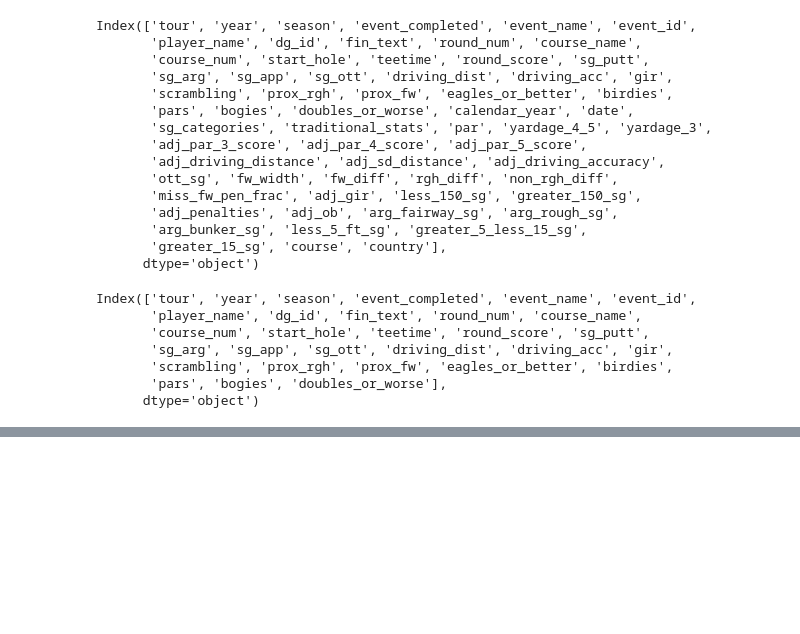
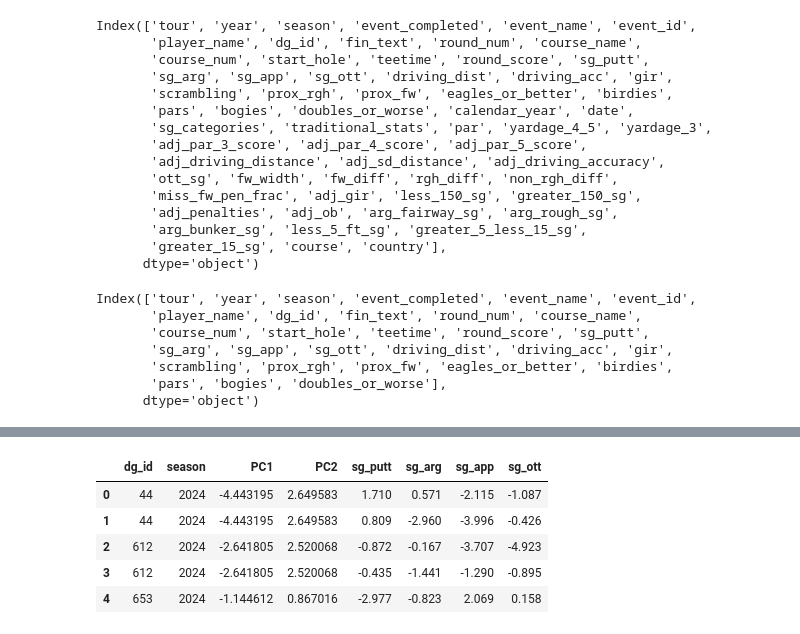
Before and after one commit to vetherton/COS497IW, a Jupyter notebook: PCA.ipynb, the cells around one changed output, grey strips where cells are left out. Saved outputs shown, nothing was run; the diff lists cells and outputs as text; code cells hidden in the pictures; blank space fills up the shorter version.

```diff
--- a/PCA.ipynb
+++ b/PCA.ipynb
@@ -160,0 +172,14 @@ dtype: float64
+# %%
+merged_cols = [col for col in df.columns if col.startswith('sg_')]
+merged_cols = merged_cols + ['dg_id', 'season']
+
+out = out.merge(df[merged_cols], on=['dg_id', 'season'], how='inner')
+# %%
+out.head()
+# %% [output]
+|  | dg_id | season | PC1 | PC2 | sg_putt | sg_arg | sg_app | sg_ott |
+| 0 | 44 | 2024 | -4.443195 | 2.649583 | 1.710 | 0.571 | -2.115 | -1.087 |
+| 1 | 44 | 2024 | -4.443195 | 2.649583 | 0.809 | -2.960 | -3.996 | -0.426 |
+| 2 | 612 | 2024 | -2.641805 | 2.520068 | -0.872 | -0.167 | -3.707 | -4.923 |
+| 3 | 612 | 2024 | -2.641805 | 2.520068 | -0.435 | -1.441 | -1.290 | -0.895 |
+| 4 | 653 | 2024 | -1.144612 | 0.867016 | -2.977 | -0.823 | 2.069 | 0.158 |
```
Also changed, not shown: parts of 7 cells of this notebook, 1 other file.
